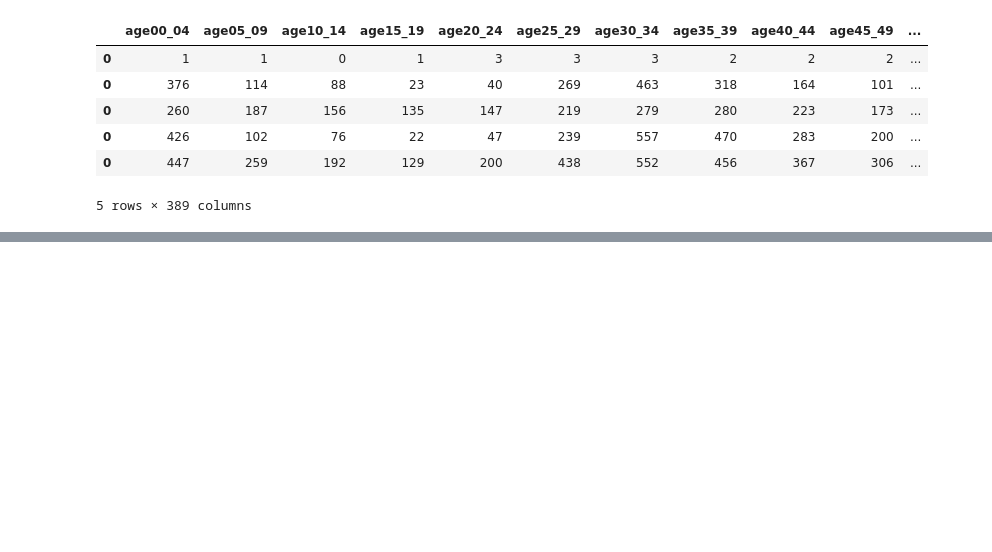
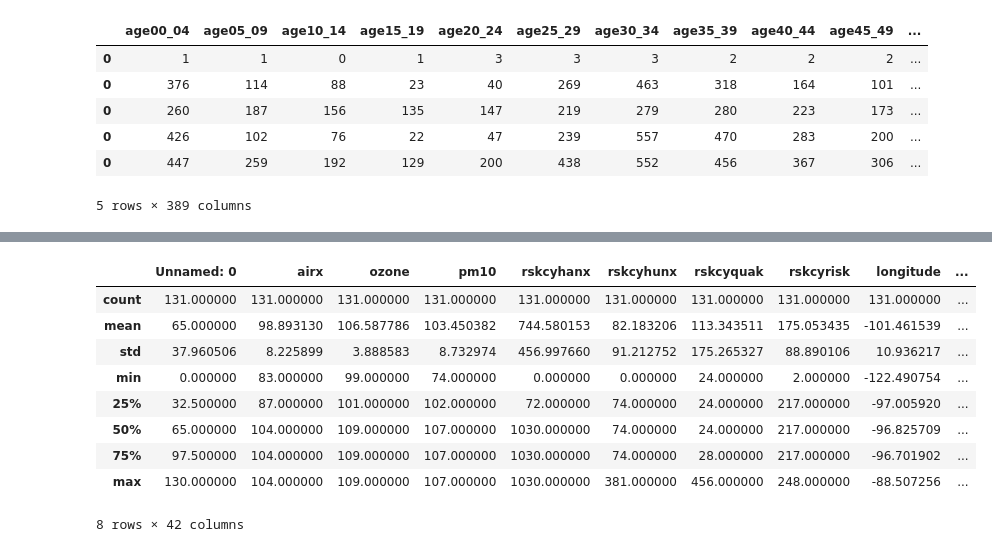
Before and after one commit to ButtonWalker/Team2_Project2, a Jupyter notebook: datapull.ipynb, the cells around one changed output, grey strips where cells are left out. Drawn from its saved outputs; the diff is of its cells as text; code cells hidden in the pictures; blank space fills up the shorter version.

Commit message:
updated pulled data
updated pulled data

```diff
--- a/datapull.ipynb
+++ b/datapull.ipynb
@@ -266 +328,6 @@ outputfile = "Full Data For Analysis.csv"
 raw_all_reset.to_csv(outputfile)
+# %%
+#readin the data from .csv
+inputfile = "resources/Full Data For Analysis.csv"
+data_all=pd.read_csv(inputfile)
+data_all.head()
@@ -266,0 +342,13 @@ raw_all_reset.to_csv(outputfile)
+# %%
+data_all.describe()
+# %% [output]
+|  | Unnamed: 0 | airx | ozone | pm10 | rskcyhanx | rskcyhunx | rskcyquak | rskcyrisk | longitude | ... |
+| count | 131.000000 | 131.000000 | 131.000000 | 131.000000 | 131.000000 | 131.000000 | 131.000000 | 131.000000 | 131.000000 | ... |
+| mean | 65.000000 | 98.893130 | 106.587786 | 103.450382 | 744.580153 | 82.183206 | 113.343511 | 175.053435 | -101.461539 | ... |
+| std | 37.960506 | 8.225899 | 3.888583 | 8.732974 | 456.997660 | 91.212752 | 175.265327 | 88.890106 | 10.936217 | ... |
+| min | 0.000000 | 83.000000 | 99.000000 | 74.000000 | 0.000000 | 0.000000 | 24.000000 | 2.000000 | -122.490754 | ... |
+| 25% | 32.500000 | 87.000000 | 101.000000 | 102.000000 | 72.000000 | 74.000000 | 24.000000 | 217.000000 | -97.005920 | ... |
+| 50% | 65.000000 | 104.000000 | 109.000000 | 107.000000 | 1030.000000 | 74.000000 | 24.000000 | 217.000000 | -96.825709 | ... |
+| 75% | 97.500000 | 104.000000 | 109.000000 | 107.000000 | 1030.000000 | 74.000000 | 28.000000 | 217.000000 | -96.701902 | ... |
+| max | 130.000000 | 104.000000 | 109.000000 | 107.000000 | 1030.000000 | 381.000000 | 456.000000 | 248.000000 | -88.507256 | ... |
+8 rows × 42 columns
```
Also changed, not shown: parts of 11 cells of this notebook, 3 other files.
